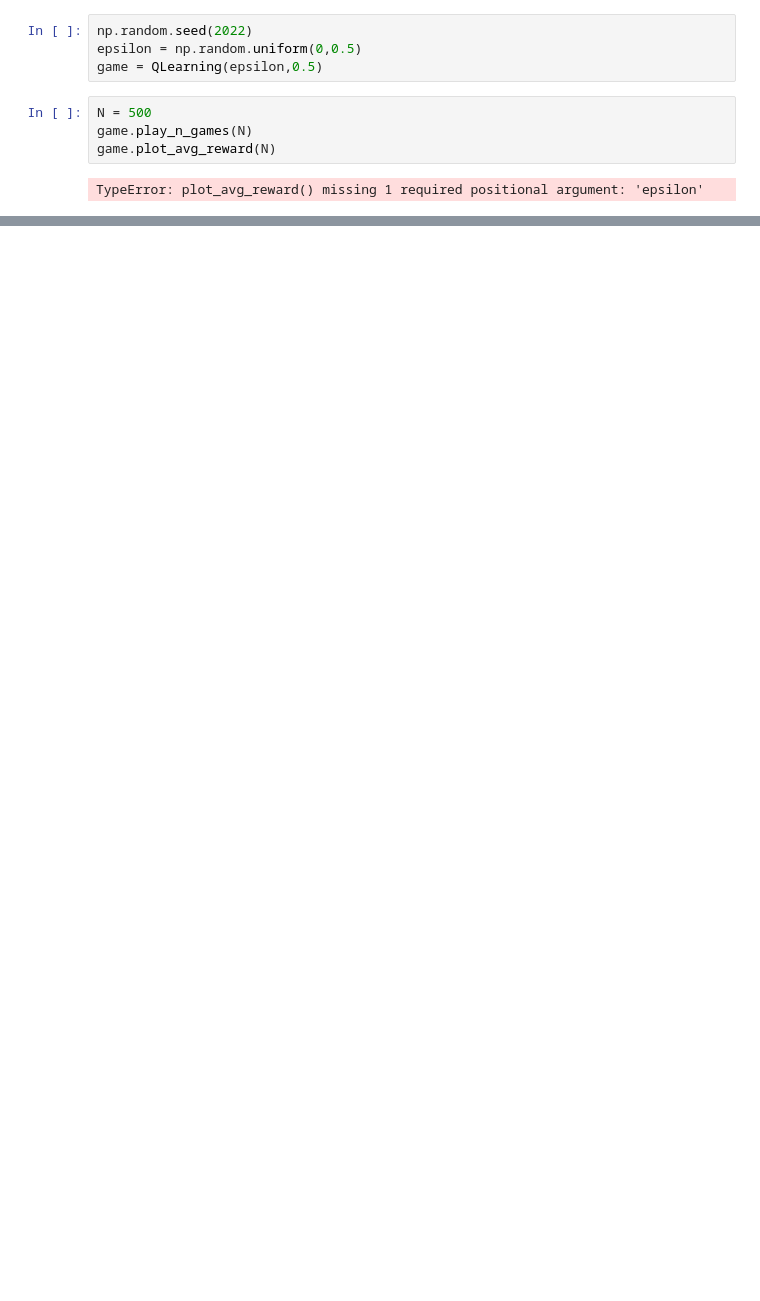
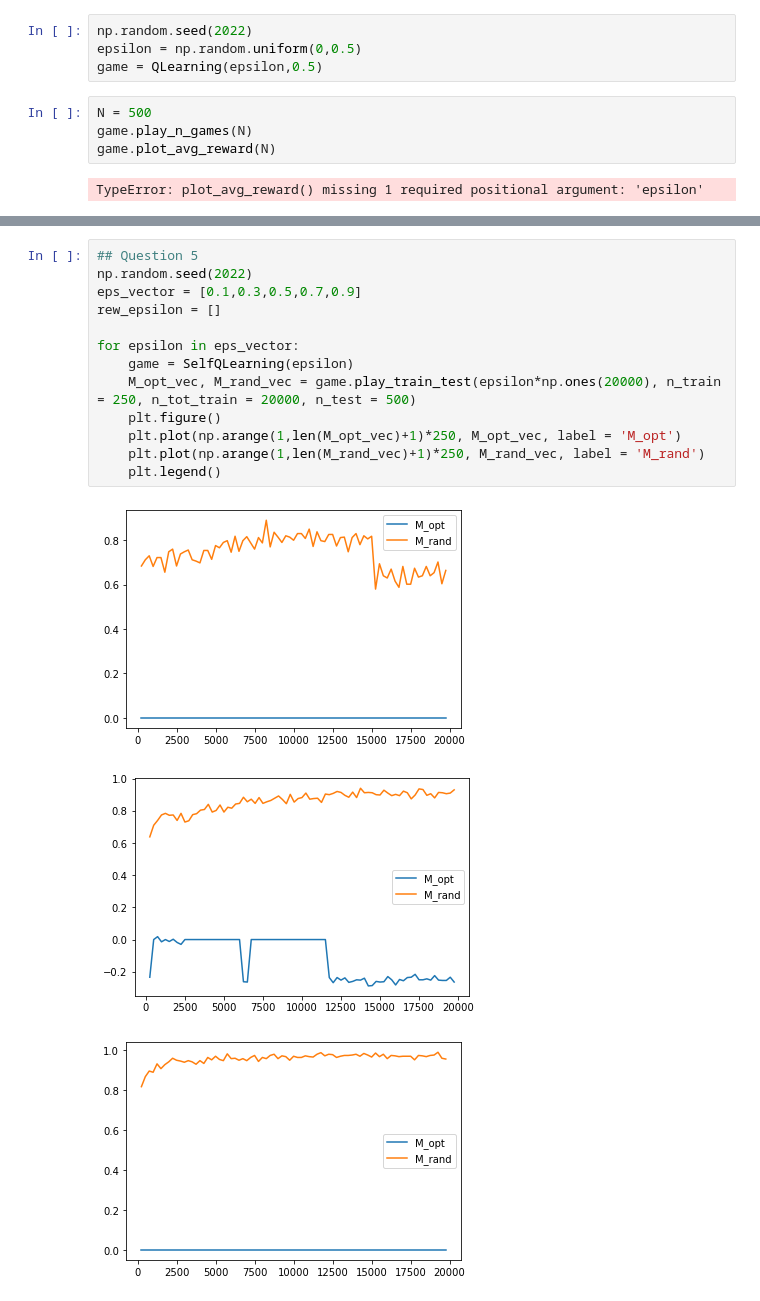
Before and after one commit to giuliamesc/tic_tac_toe, a Jupyter notebook: main.ipynb, the cells around one changed output, grey strips where cells are left out. Cells and saved outputs as stored; diff of their text form; blank space fills up the shorter version.

Commit message:
self q-learning

```diff
--- a/main.ipynb
+++ b/main.ipynb
@@ -220,0 +393,17 @@ game.plot_N_star_reward(N_star_vec,N,rew_N_star)
+# %%
+## Question 5
+np.random.seed(2022)
+eps_vector = [0.1,0.3,0.5,0.7,0.9]
+rew_epsilon = []
+
+for epsilon in eps_vector:
+    game = SelfQLearning(epsilon)
+    M_opt_vec, M_rand_vec = game.play_train_test(epsilon*np.ones(20000), n_train = 250, n_tot_train = 20000, n_test = 500)
+    plt.figure()
+    plt.plot(np.arange(1,len(M_opt_vec)+1)*250, M_opt_vec, label = 'M_opt')
+    plt.plot(np.arange(1,len(M_rand_vec)+1)*250, M_rand_vec, label = 'M_rand')
+    plt.legend()
+# %% [output]
+[figure, added]
+[figure, added]
+[figure, added]
```
Also changed, not shown: parts of 7 cells of this notebook, 8 other files.
